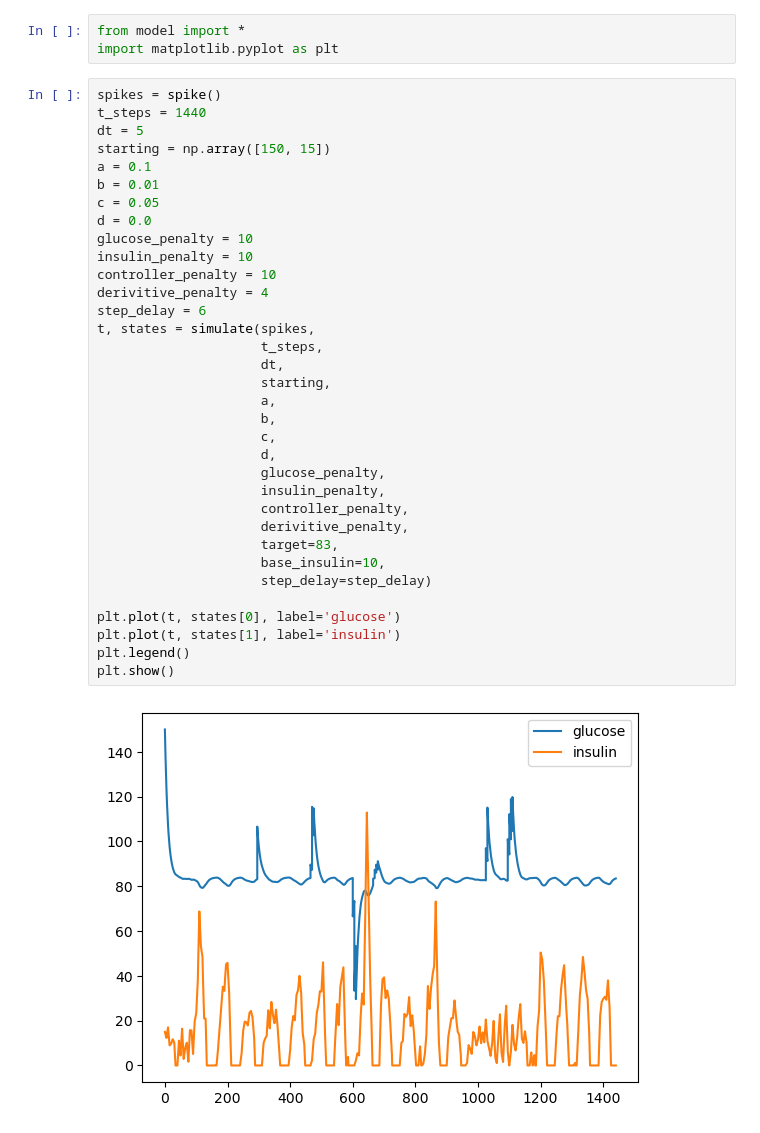
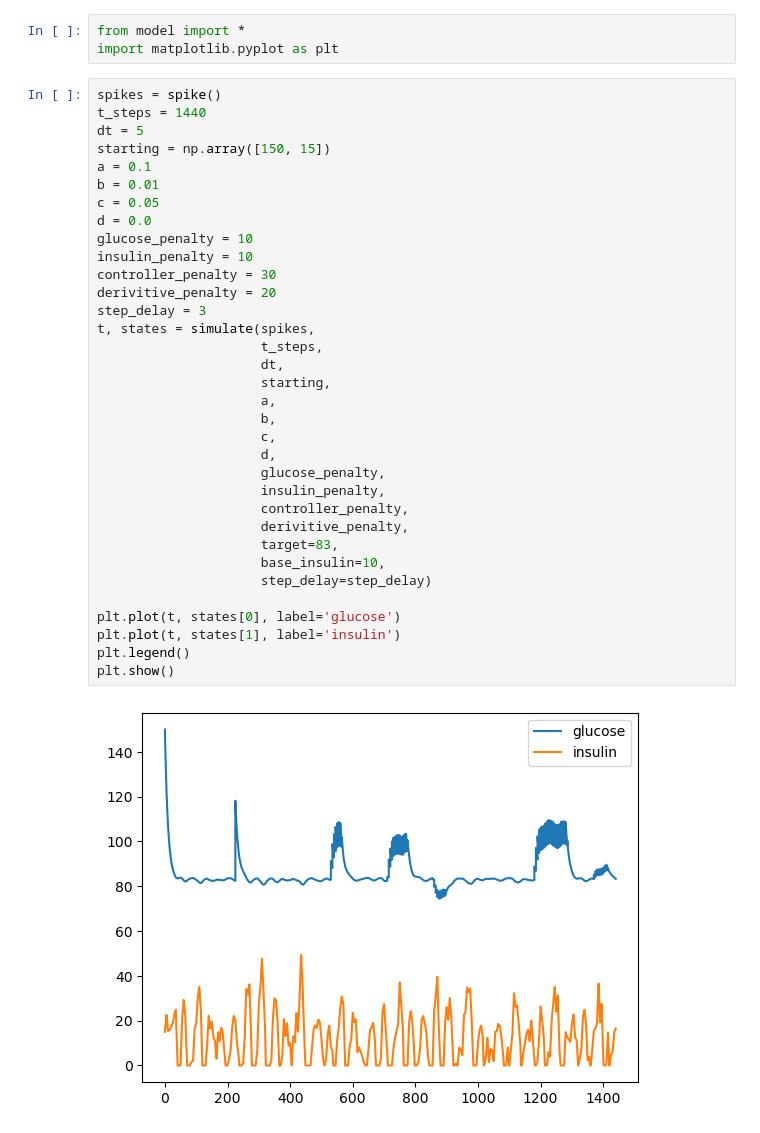
Before and after one commit to Jaredwinn77/ACME_VOL4_Diabetes, a Jupyter notebook: kurt_experiments.ipynb, the cells around one changed output. Drawn from its saved outputs; the diff is of its cells as text.

```diff
--- a/kurt_experiments.ipynb
+++ b/kurt_experiments.ipynb
@@ -6,34 +6,34 @@ spikes = spike()
 t_steps = 1440
 dt = 5
 starting = np.array([150, 15])
 a = 0.1
 b = 0.01
 c = 0.05
 d = 0.0
 glucose_penalty = 10
 insulin_penalty = 10
-controller_penalty = 10
-derivitive_penalty = 4
-step_delay = 6
+controller_penalty = 30
+derivitive_penalty = 20
+step_delay = 3
 t, states = simulate(spikes,
                      t_steps,
                      dt,
                      starting,
                      a,
                      b,
                      c,
                      d,
                      glucose_penalty,
                      insulin_penalty,
                      controller_penalty,
                      derivitive_penalty,
                      target=83,
                      base_insulin=10,
                      step_delay=step_delay)
 
 plt.plot(t, states[0], label='glucose')
 plt.plot(t, states[1], label='insulin')
 plt.legend()
 plt.show()
 # %% [output]
-[figure, old version]
+[figure, new version]
```
Also changed, not shown: 1 other file.
